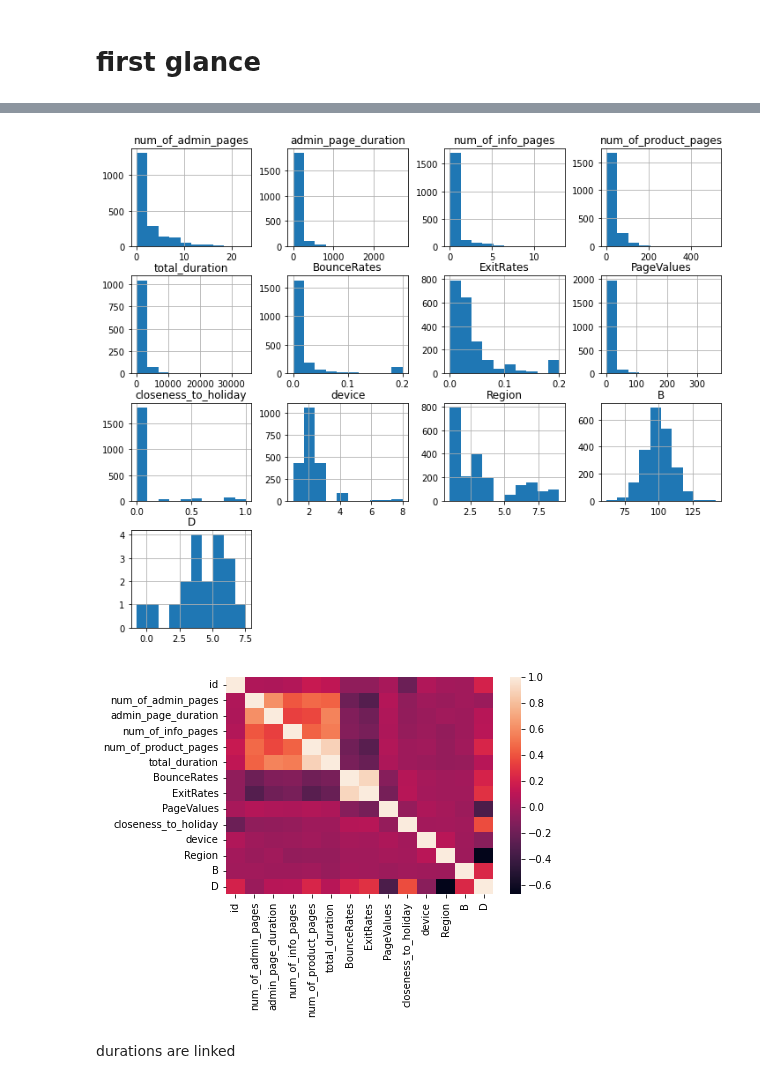
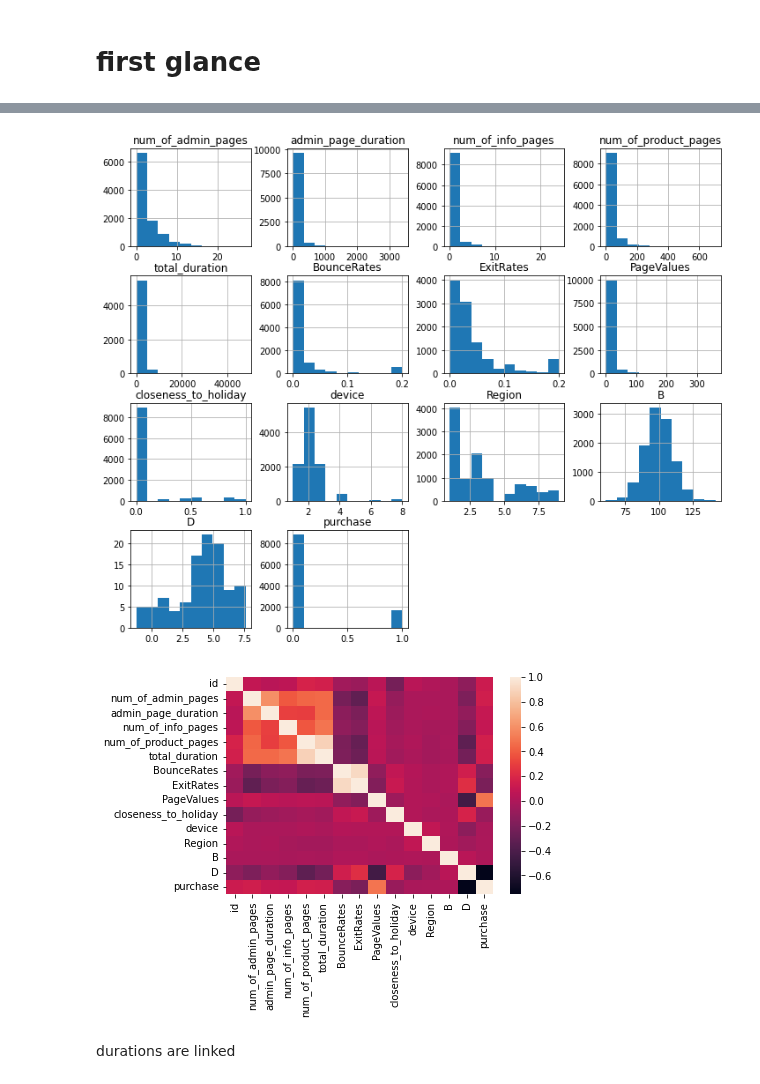
Before and after one commit to MrPupik/INTO_TO_ML, a Jupyter notebook: project/itay_nb.ipynb, the cells around one changed output, grey strips where cells are left out. Saved outputs shown, nothing was run; the diff lists cells and outputs as text; code cells hidden in the pictures.

Commit message:
finish data prep

```diff
--- a/project/itay_nb.ipynb
+++ b/project/itay_nb.ipynb
@@ -62,14 +47,14 @@ Name: purchase, dtype: int64
 # %%
-X_train.iloc[:,1:].hist(figsize=(12,10))
+data.iloc[:,1:].hist(figsize=(12,10))
 pass
 # %% [output]
-[figure, old version]
+[figure, new version]
 # %%
-corr = X_train.corr()
+corr = data.corr()
 sb.heatmap(corr)
 pass
 # %% [output]
-[figure, old version]
+[figure, new version]
 # %% [markdown]
 durations are linked
 # %% [markdown]
```
Also changed, not shown: parts of 49 cells of this notebook.
